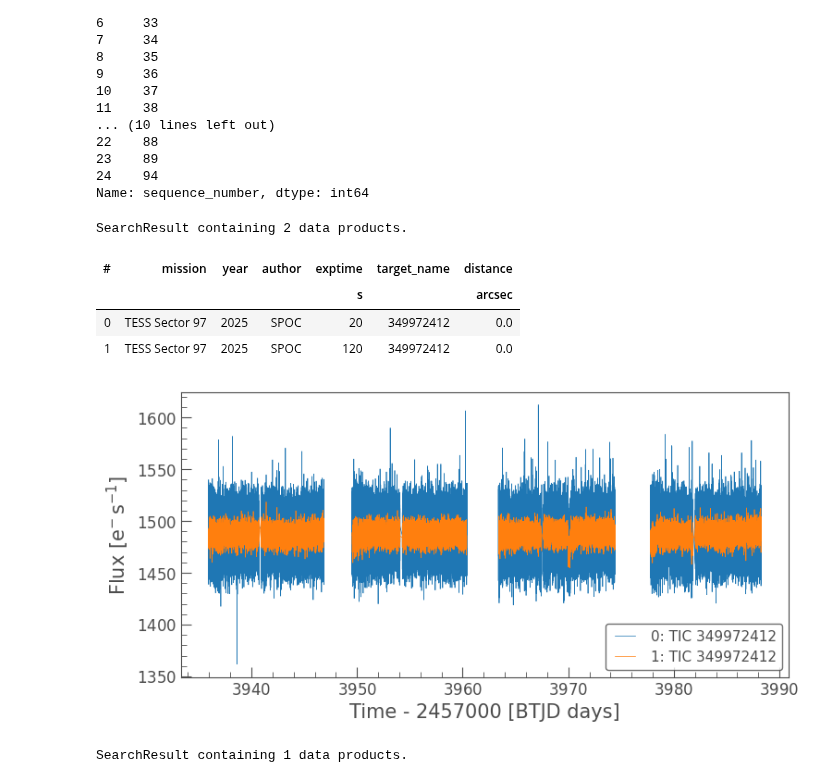
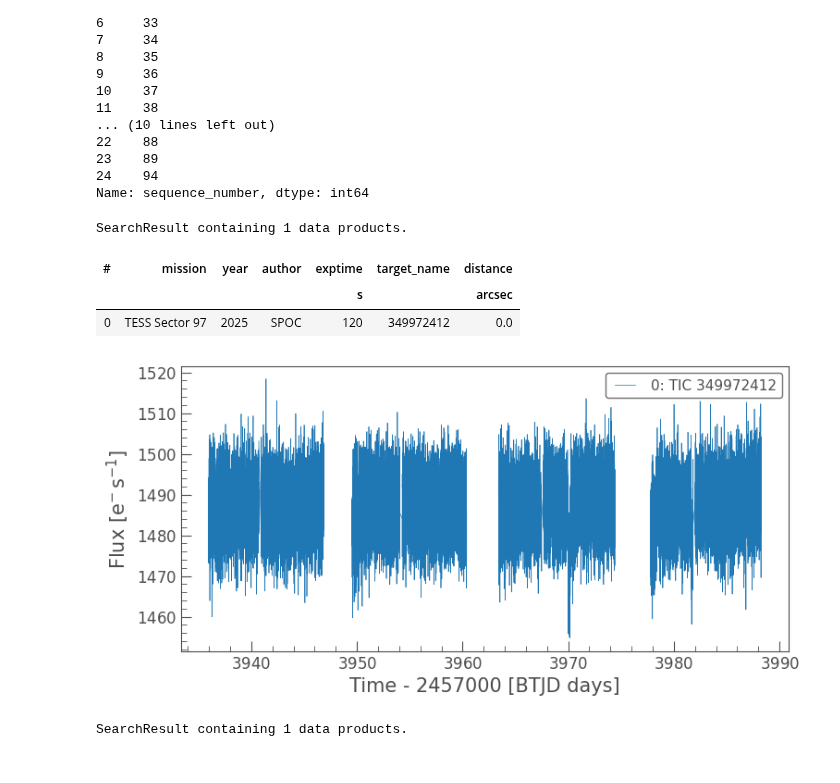
Before and after one commit to lichtgestalter/curvesimulator, a Jupyter notebook: process_TESS_data/get_flux_data_demo.ipynb, the cells around one changed output. Drawn from its saved outputs; the diff is of its cells as text; code cells hidden in the pictures.

```diff
--- a/process_TESS_data/get_flux_data_demo.ipynb
+++ b/process_TESS_data/get_flux_data_demo.ipynb
@@ -36,17 +36,16 @@ print(search_result_df["sequence_number"])
 24    94
 Name: sequence_number, dtype: int64
 # %%
-search_result = lk.search_lightcurve('TIC349972412', author=['SPOC', 'TESS-SPOC'], sector=97)
+search_result = lk.search_lightcurve('TIC349972412', author=['SPOC', 'TESS-SPOC'], exptime=120, sector=97)
 lc_collection = search_result.download_all()
 lc_collection.plot()
 search_result
 # %% [output]
-SearchResult containing 2 data products.
+SearchResult containing 1 data products.
 | # | mission | year | author | exptime | target_name | distance |
 |  |  |  |  | s |  | arcsec |
-| 0 | TESS Sector 97 | 2025 | SPOC | 20 | 349972412 | 0.0 |
-| 1 | TESS Sector 97 | 2025 | SPOC | 120 | 349972412 | 0.0 |
+| 0 | TESS Sector 97 | 2025 | SPOC | 120 | 349972412 | 0.0 |
-[figure, old version]
+[figure, new version]
 # %%
 search_result = lk.search_lightcurve('TIC349972412', author=['QLP'], sector=31)
 lc_collection = search_result.download_all()
```
Also changed, not shown: 5 other files.
